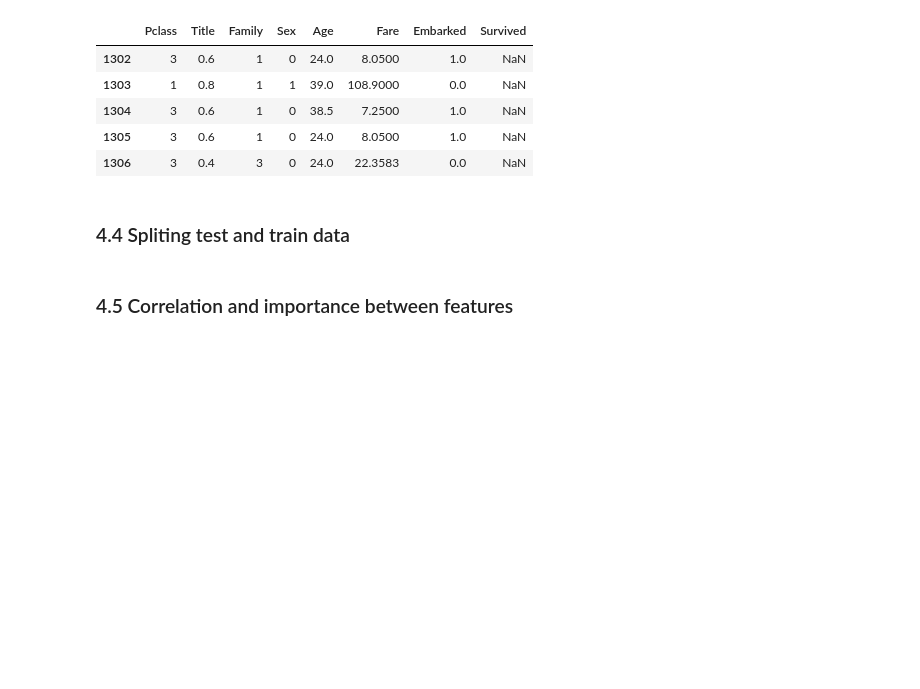
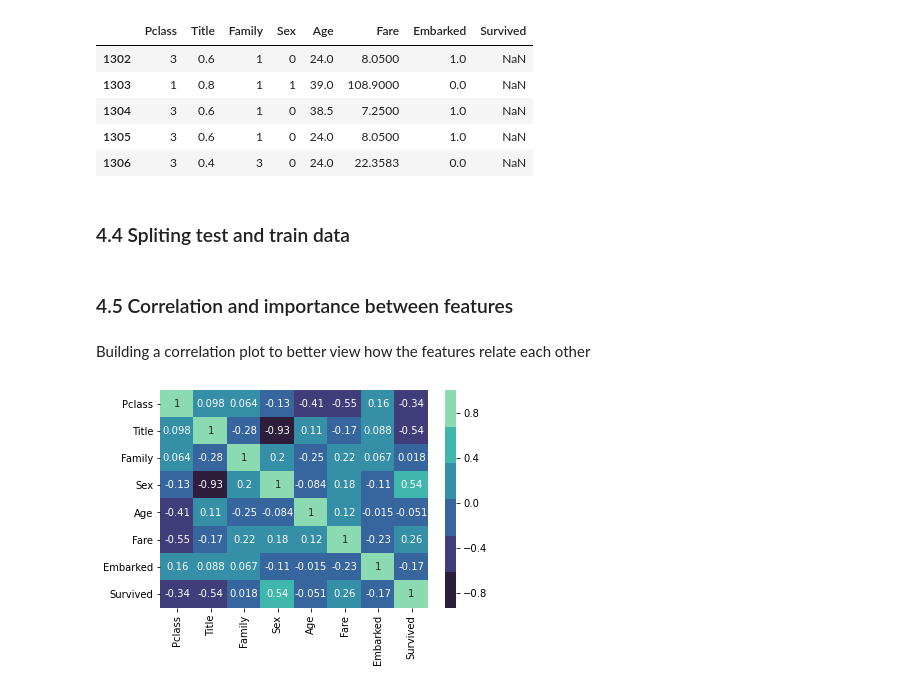
Before and after one commit to ivochula/Data_Science_Portfolio, a Jupyter notebook: Titanic/Titanic.ipynb, the cells around one changed output. Cells and saved outputs as stored; diff of their text form; code cells hidden in the pictures; blank space fills up the shorter version.

```diff
--- a/Titanic/Titanic.ipynb
+++ b/Titanic/Titanic.ipynb
@@ -536,18 +536,18 @@ df_clean.tail()
 # %% [markdown]
 ### 4.4 Spliting test and train data
 # %%
-train_final = df_norm_final.iloc[0:891,]
-test_final = df_norm_final.iloc[891:1307,]
+train_final = df_norm_final.iloc[0:889,]
+test_final = df_norm_final.iloc[889:1307,]
 # %% [markdown]
 ### 4.5 Correlation and importance between features
-# %%
-correlation <- cor(train_final, method = c('pearson'))
-corrplot(correlation, method = c('number'), type = c('lower'))
-
-train_final$Survived <- as.factor(train_final$Survived)
-
-train_final_imp <- randomForest(Survived ~ Pclass + Title + Family + Sex + Age + Fare, train_final,
-                                ntree=1000, importance=TRUE, na.action=na.fail)
-
-importance(train_final_imp)
-varImpPlot(train_final_imp, sort=TRUE)
+# %% [markdown]
+Building a correlation plot to better view how the features relate each other
+# %%
+import seaborn as sns
+palette = sns.color_palette("mako")
+corrMatrix = train_final.corr()
+sns.heatmap(corrMatrix, annot=True, cmap=palette)
+
+plt.show()
+# %% [output]
+[figure, added]
```
Also changed, not shown: parts of 1 cell of this notebook.
